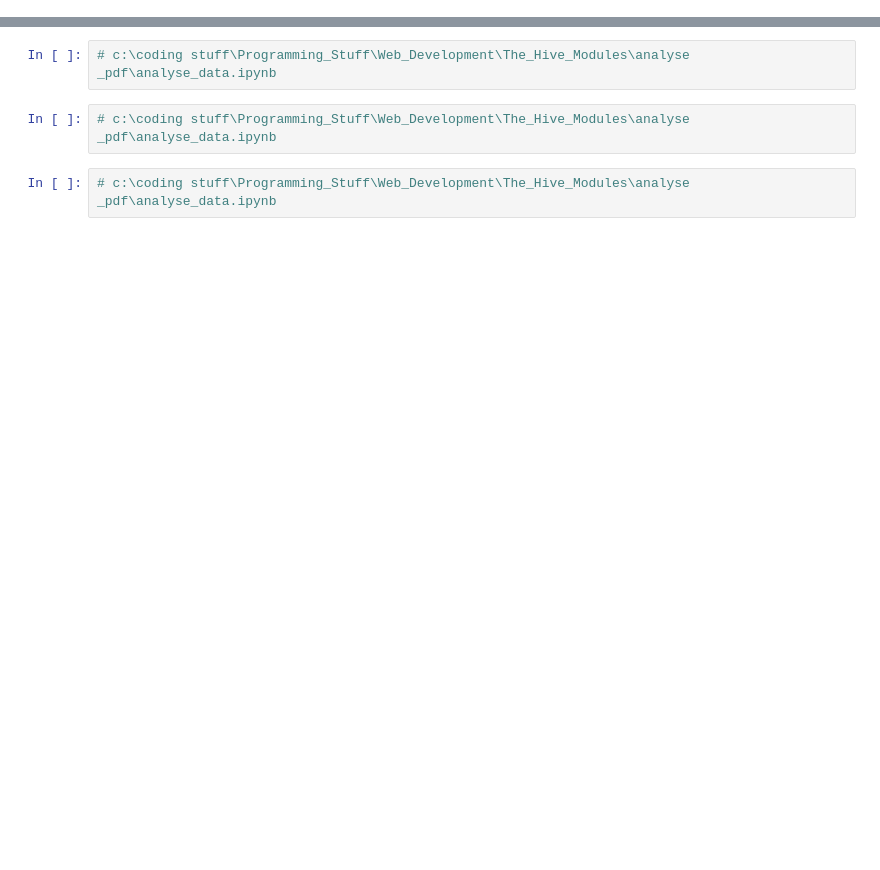
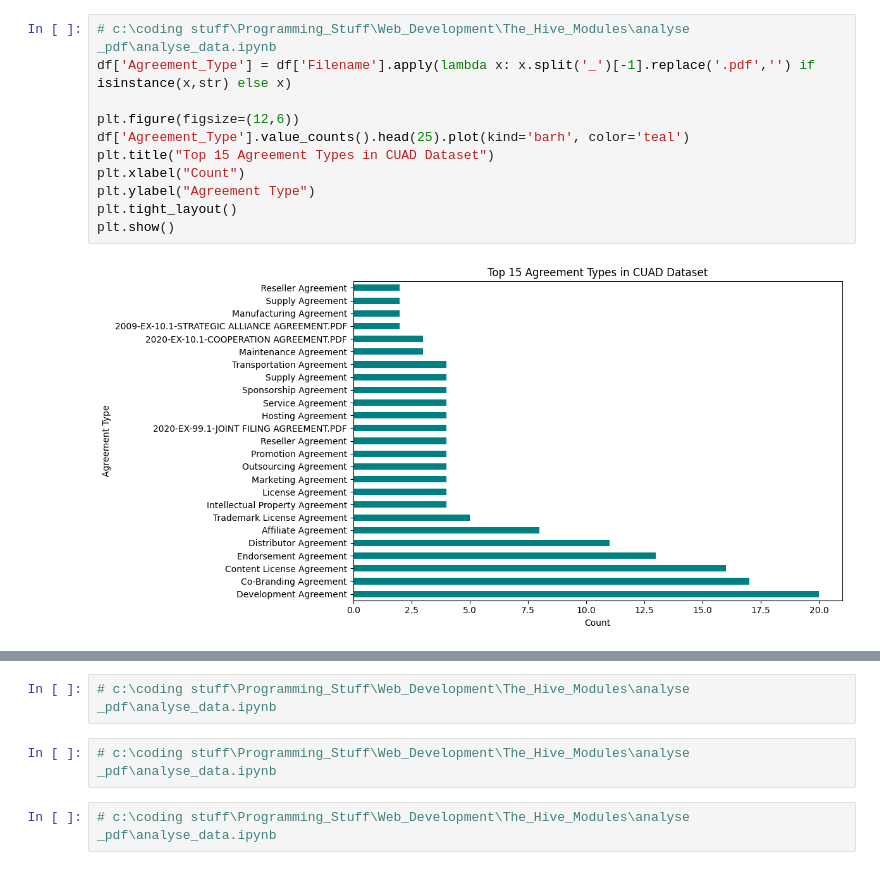
Before and after one commit to SHIBINSHA02/The_Hive_Modules, a Jupyter notebook: analyse _pdf/analyse_data.ipynb, the cells around one changed output, grey strips where cells are left out. Cells and saved outputs as stored; diff of their text form; blank space fills up the shorter version.

```diff
--- a/analyse _pdf/analyse_data.ipynb
+++ b/analyse _pdf/analyse_data.ipynb
@@ -2,0 +77,13 @@
+# %%
+# c:\coding stuff\Programming_Stuff\Web_Development\The_Hive_Modules\analyse _pdf\analyse_data.ipynb
+df['Agreement_Type'] = df['Filename'].apply(lambda x: x.split('_')[-1].replace('.pdf','') if isinstance(x,str) else x)
+
+plt.figure(figsize=(12,6))
+df['Agreement_Type'].value_counts().head(25).plot(kind='barh', color='teal')
+plt.title("Top 15 Agreement Types in CUAD Dataset")
+plt.xlabel("Count")
+plt.ylabel("Agreement Type")
+plt.tight_layout()
+plt.show()
+# %% [output]
+[figure, added]
```
Also changed, not shown: parts of 7 cells of this notebook, 5 other files.
